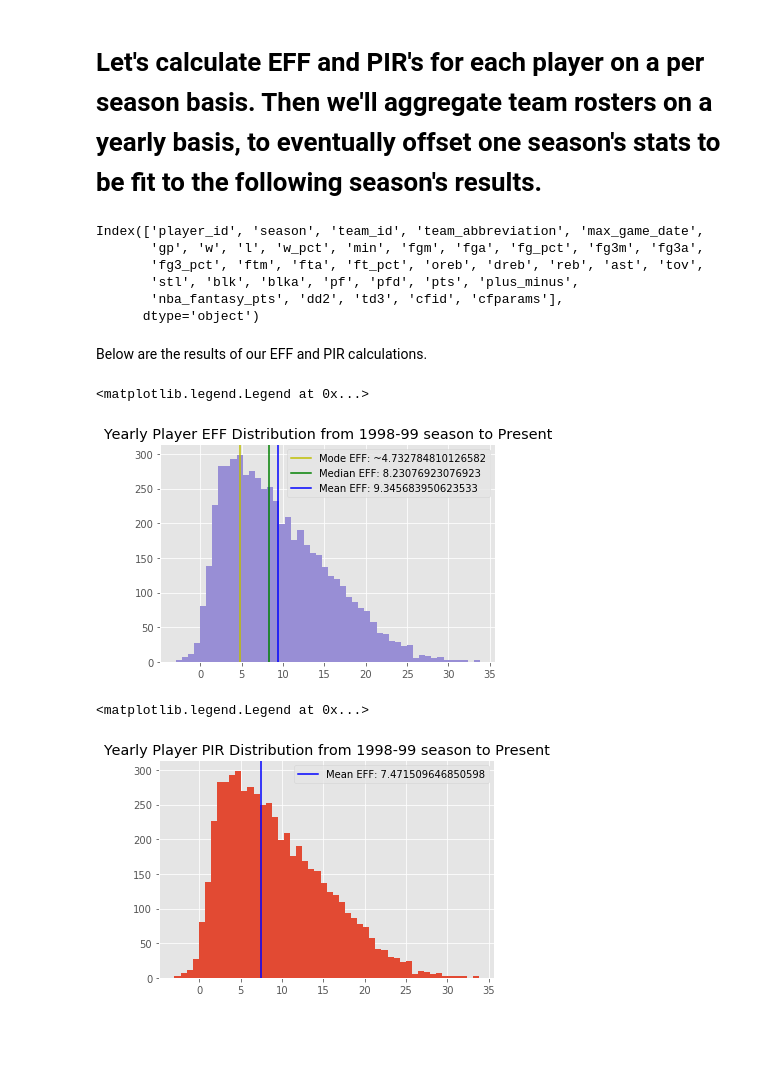
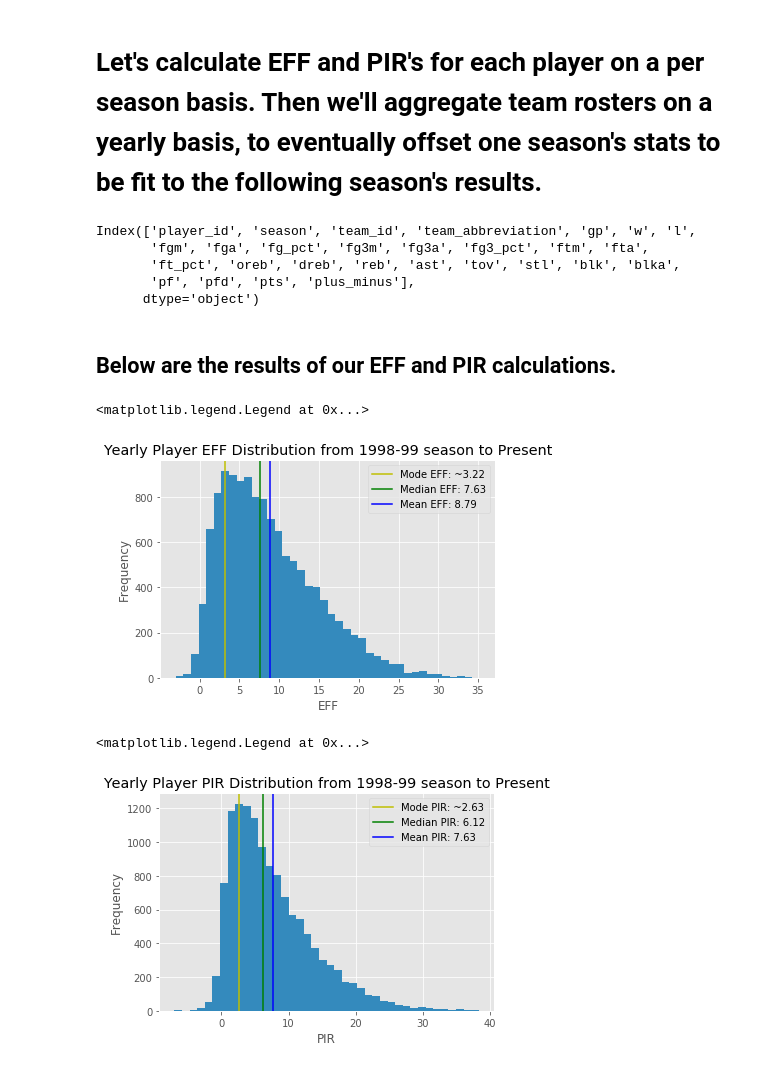
Before and after one commit to jangelchik/basketball_efficiency, a Jupyter notebook: data_and_plots.ipynb, the cells around one changed output. Drawn from its saved outputs; the diff is of its cells as text; code cells hidden in the pictures; blank space fills up the shorter version.

```diff
--- a/data_and_plots.ipynb
+++ b/data_and_plots.ipynb
@@ -64,5 +44,5 @@ In taking a quick look, we can get rid of the '_id' and 'GROUP_SET' columns. 'GR
 # %%
-df_nba.drop(columns = ['_id','GROUP_SET'], inplace = True)
+df_nba.drop(columns = ['_id','GROUP_SET', 'MAX_GAME_DATE', 'W_PCT','MIN','NBA_FANTASY_PTS', 'DD2', 'TD3', 'CFID', 'CFPARAMS'], inplace = True)
 # %%
 df_nba.rename(columns={'GROUP_VALUE':'season'}, inplace = True)
 # %%
@@ -82,3 +63,5 @@ Index(['player_id', 'season', 'team_id', 'team_abbreviation', 'max_game_date',
+# %%
+df_nba.drop(df_nba[df_nba['season'] == '2019-20'].index , inplace=True)
 # %% [markdown]
 # We first want to investigate the predictivity of regular season wins and playoff berths based on a team roster's individual efficiency ratings from the prior year.
 
@@ -96,11 +79,10 @@ This study is more so interested in an individual player's EFF being predictive
 # %%
 df_nba.columns
 # %% [output]
-Index(['player_id', 'season', 'team_id', 'team_abbreviation', 'max_game_date',
-       'gp', 'w', 'l', 'w_pct', 'min', 'fgm', 'fga', 'fg_pct', 'fg3m', 'fg3a',
-       'fg3_pct', 'ftm', 'fta', 'ft_pct', 'oreb', 'dreb', 'reb', 'ast', 'tov',
-       'stl', 'blk', 'blka', 'pf', 'pfd', 'pts', 'plus_minus',
-       'nba_fantasy_pts', 'dd2', 'td3', 'cfid', 'cfparams'],
+Index(['player_id', 'season', 'team_id', 'team_abbreviation', 'gp', 'w', 'l',
+       'fgm', 'fga', 'fg_pct', 'fg3m', 'fg3a', 'fg3_pct', 'ftm', 'fta',
+       'ft_pct', 'oreb', 'dreb', 'reb', 'ast', 'tov', 'stl', 'blk', 'blka',
+       'pf', 'pfd', 'pts', 'plus_minus'],
       dtype='object')
 # %%
 """EFF = ((Points + Rebounds + Assists + Steals + Blocks) - Missed Field Goals - Missed Free Throws - Turnovers))/ Games Played"""
@@ -119,60 +101,62 @@ df_nba['pir'] = ((df_nba['pts']+ df_nba['reb']+df_nba['ast']+df_nba['stl']+df_nb
                  - df_nba['blka'] \
                  - df_nba['pf']) / df_nba['gp']
 # %% [markdown]
-Below are the results of our EFF and PIR calculations.
+## Below are the results of our EFF and PIR calculations.
 # %%
 #Calculate all EFF averages and plot histogram to inform distribution
 
-mean_eff = np.mean(df_nba['eff'])
-median_eff = np.median(df_nba['eff'])
+mean_eff = round(np.mean(df_nba['eff']),2)
+median_eff = round(np.median(df_nba['eff']),2)
 
 fig, ax = plt. subplots()
 
-ax.hist(df_nba['eff'], bins = 50)
+# ax.hist(df_nba['eff'], bins = 40)
 ax.set_title('Yearly Player EFF Distribution from 1998-99 season to Present')
 
 # Index to highest frequency bin
-counts, bins = ax.hist(df_nba['eff'], bins = 50)[0],ax.hist(df_nba['eff'], bins = 50)[1]
+counts, bins = ax.hist(df_nba['eff'], bins = 40)[0],ax.hist(df_nba['eff'], bins = 40)[1]
 
 idx_max = np.argmax(counts)
 upper = bins[idx_max+1]
 lower = bins[idx_max]
-mode_eff = np.mean([upper,lower])
+mode_eff = round(np.mean([upper,lower]),2)
 
 ax.axvline(mode_eff, color = 'y', label = f'Mode EFF: ~{mode_eff}')
 ax.axvline(median_eff, color = 'g', label = f'Median EFF: {median_eff}')
 ax.axvline(mean_eff, color = 'b', label = f'Mean EFF: {mean_eff}')
 
-
+ax.set_ylabel('Frequency')
+ax.set_xlabel('EFF')
 ax.legend()
 # %% [output]
 <matplotlib.legend.Legend at 0x...>
-[figure, old version]
+[figure, new version]
 # %%
 #Calculate all PIR averages and plot histogram to inform distribution
 
-mean_pir = np.mean(df_nba['pir'])
-median_pir = np.median(df_nba['pir'])
+mean_pir = round(np.mean(df_nba['pir']), 2)
+median_pir = round(np.median(df_nba['pir']),2)
 
 fig, ax = plt. subplots()
 
-ax.hist(df_nba['pir'], bins = 50)
+# ax.hist(df_nba['pir'], bins = 40)
 ax.set_title('Yearly Player PIR Distribution from 1998-99 season to Present')
 
 # Index to highest frequency bin
-counts, bins = ax.hist(df_nba['pir'], bins = 50)[0],ax.hist(df_nba['eff'], bins = 50)[1]
+counts, bins = ax.hist(df_nba['pir'], bins = 40)[0],ax.hist(df_nba['pir'], bins = 40)[1]
 
 idx_max = np.argmax(counts)
 upper = bins[idx_max+1]
 lower = bins[idx_max]
-mode_eff = np.mean([upper,lower])
+mode_pir = round(np.mean([upper,lower]),2)
 
-ax.axvline(mode_eff, color = 'y', label = f'Mode EFF: ~{mode_eff}')
-ax.axvline(median_eff, color = 'g', label = f'Median EFF: {median_eff}')
-ax.axvline(mean_eff, color = 'b', label = f'Mean EFF: {mean_eff}')
+ax.axvline(mode_pir, color = 'y', label = f'Mode PIR: ~{mode_pir}')
+ax.axvline(median_pir, color = 'g', label = f'Median PIR: {median_pir}')
+ax.axvline(mean_pir, color = 'b', label = f'Mean PIR: {mean_pir}')
 
-
+ax.set_ylabel('Frequency')
+ax.set_xlabel('PIR')
 ax.legend()
 # %% [output]
 <matplotlib.legend.Legend at 0x...>
-[figure, old version]
+[figure, new version]
```
Also changed, not shown: parts of 8 cells of this notebook, 1 other file.
